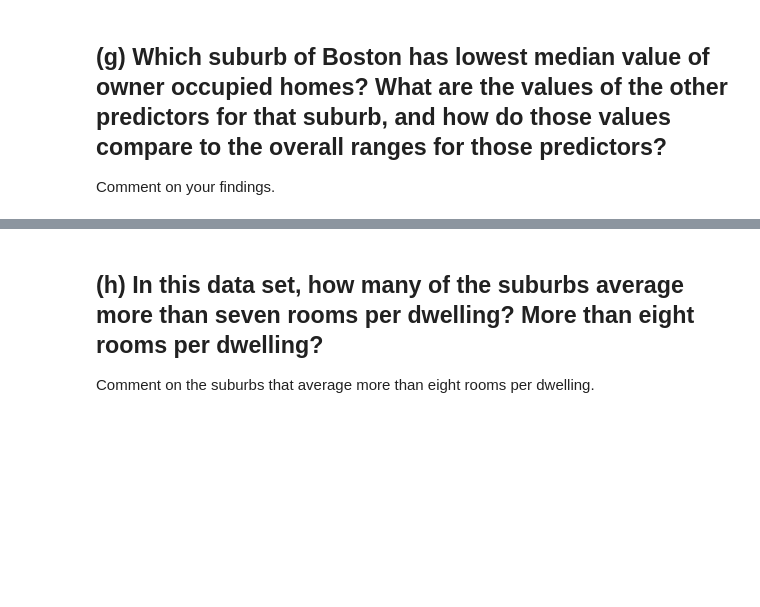
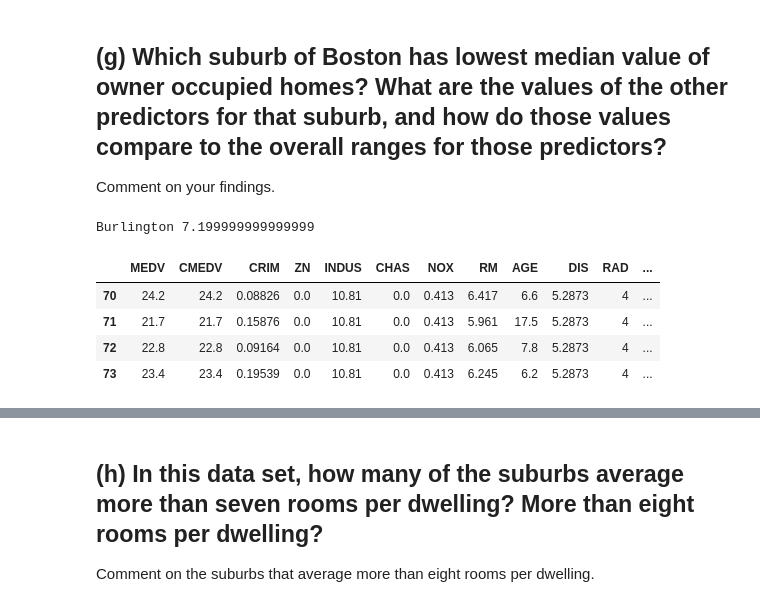
Before and after one commit to Daniel221/machineLearning, a Jupyter notebook: Lab 1.ipynb, the cells around one changed output, grey strips where cells are left out. Drawn from its saved outputs; the diff is of its cells as text; code cells hidden in the pictures; blank space fills up the shorter version.

```diff
--- a/Lab 1.ipynb
+++ b/Lab 1.ipynb
@@ -262,3 +262,35 @@ np.median(cdata.PTRATIO)
 # %% [markdown]
 ## (g) Which suburb of Boston has lowest median value of owner occupied homes? What are the values of the other predictors for that suburb, and how do those values compare to the overall ranges for those predictors?
 Comment on your findings.
+# %%
+subList = data.TOWN.unique()
+tList = []
+subMedian = -1  # to store the lowest median value
+suburb = "" # the suburb with the lowest meadian value
+subRange = []
+startRange = 0
+for x in range (0, len(subList)):
+    if(x == 0):
+        tList.append(data.iloc[x]["AGE"])
+    else:
+        if (data.iloc[x]["TOWN"] == data.iloc[x-1]["TOWN"]):
+            tList.append(data.iloc[x]["AGE"])
+        else:
+            if(np.median(tList) < subMedian or subMedian == -1):
+                subRange = [startRange, x]
+                subMedian = np.median(tList)
+                suburb = data.iloc[x-1]["TOWN"]
+
+            startRange = x
+            tList = []
+            tList.append(data.iloc[x]["AGE"])
+
+print(suburb, subMedian)
+cdata[subRange[0]:subRange[1]]
+# %% [output]
+Burlington 7.199999999999999
+|  | MEDV | CMEDV | CRIM | ZN | INDUS | CHAS | NOX | RM | AGE | DIS | RAD | ... |
+| 70 | 24.2 | 24.2 | 0.08826 | 0.0 | 10.81 | 0.0 | 0.413 | 6.417 | 6.6 | 5.2873 | 4 | ... |
+| 71 | 21.7 | 21.7 | 0.15876 | 0.0 | 10.81 | 0.0 | 0.413 | 5.961 | 17.5 | 5.2873 | 4 | ... |
+| 72 | 22.8 | 22.8 | 0.09164 | 0.0 | 10.81 | 0.0 | 0.413 | 6.065 | 7.8 | 5.2873 | 4 | ... |
+| 73 | 23.4 | 23.4 | 0.19539 | 0.0 | 10.81 | 0.0 | 0.413 | 6.245 | 6.2 | 5.2873 | 4 | ... |
```
Also changed, not shown: parts of 11 cells of this notebook.
